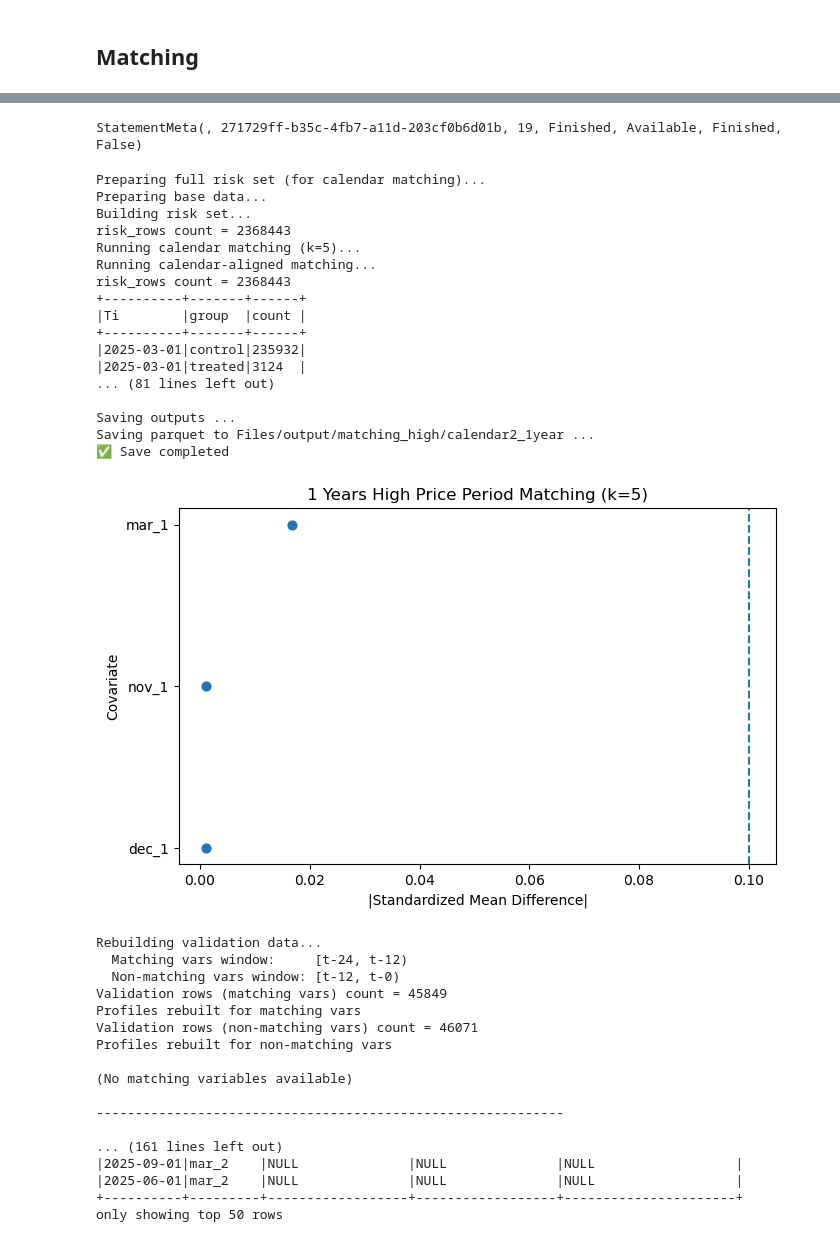
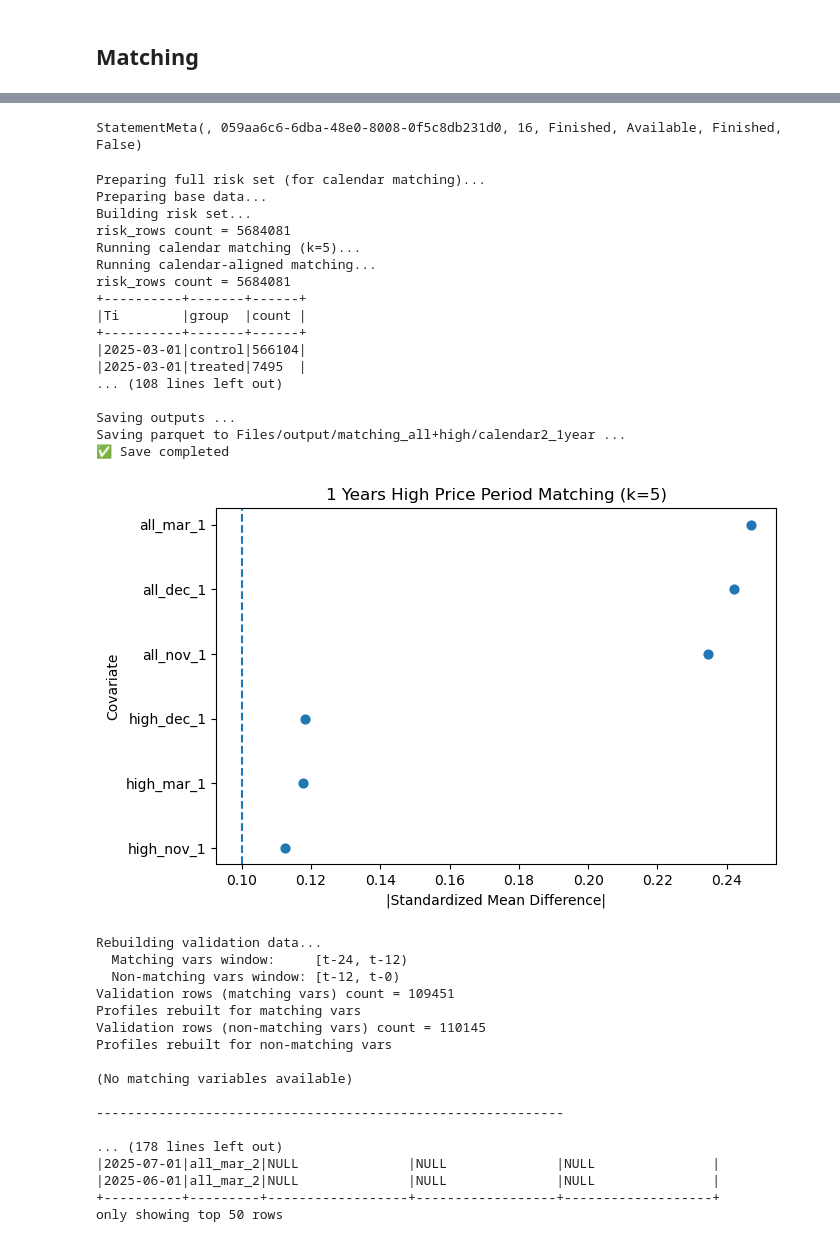
Before and after one commit to edogawa-liang/tariff-spark-rewrite, a Jupyter notebook: matching_analysis-all+high.ipynb, the cells around one changed output, grey strips where cells are left out. Saved outputs shown, nothing was run; the diff lists cells and outputs as text; code cells hidden in the pictures.

```diff
--- a/matching_analysis-all+high.ipynb
+++ b/matching_analysis-all+high.ipynb
@@ -212,7 +214,7 @@ print("Running calendar matching (k=5)...")
 
 res_calendar2 = run_calendar_matching_aligned(
     risk_rows=risk_rows_full,   # ✅ 改這裡
-    output_folder="Files/output/matching_high/calendar2_1year",
+    output_folder="Files/output/matching_all+high/calendar2_1year",
     lookback_years=1,
     match_months=[1,2,3,11,12],
     k_neighbors=5,
@@ -228,7 +230,7 @@ res_calendar2 = run_calendar_matching_aligned(
 
 save_matching_results_fabric(
     res=res_calendar2,
-    folder="Files/output/matching_high/calendar2_1year",
+    folder="Files/output/matching_all+high/calendar2_1year",
     config={
         "type": "calendar",
         "k_neighbors": 5,
@@ -251,58 +253,58 @@ love_plot_from_spark(
 # ============================================================
 # Step 5: validation（🔥一定要有 sdf）
 # ============================================================
 
 check_balance_full_safe(
     res=res_calendar2,
     sdf=month_result_spark,
 
     match_start_month=24,
     match_end_month=12,
 
     extra_start_month=12,
     extra_end_month=0,
 
     calendar_start_month=24,
     calendar_end_month=0,
 
-    price_value="high"
+    price_values=["high", "all"],
 )
 # %% [output]
-StatementMeta(, 271729ff-b35c-4fb7-a11d-203cf0b6d01b, 19, Finished, Available, Finished, False)
+StatementMeta(, 059aa6c6-6dba-48e0-8008-0f5c8db231d0, 16, Finished, Available, Finished, False)
 Preparing full risk set (for calendar matching)...
 Preparing base data...
 Building risk set...
-risk_rows count = 2368443
+risk_rows count = 5684081
 Running calendar matching (k=5)...
 Running calendar-aligned matching...
-risk_rows count = 2368443
+risk_rows count = 5684081
 +----------+-------+------+
 |Ti        |group  |count |
 +----------+-------+------+
-|2025-03-01|control|235932|
-|2025-03-01|treated|3124  |
-... (81 lines left out)
+|2025-03-01|control|566104|
+|2025-03-01|treated|7495  |
+... (108 lines left out)
 
 Saving outputs ...
-Saving parquet to Files/output/matching_high/calendar2_1year ...
+Saving parquet to Files/output/matching_all+high/calendar2_1year ...
 ✅ Save completed
-[figure, old version]
+[figure, new version]
 Rebuilding validation data...
   Matching vars window:     [t-24, t-12)
   Non-matching vars window: [t-12, t-0)
-Validation rows (matching vars) count = 45849
+Validation rows (matching vars) count = 109451
 Profiles rebuilt for matching vars
-Validation rows (non-matching vars) count = 46071
+Validation rows (non-matching vars) count = 110145
 Profiles rebuilt for non-matching vars
 
 (No matching variables available)
 
 ------------------------------------------------------------
 
-... (161 lines left out)
-|2025-09-01|mar_2    |NULL              |NULL              |NULL                  |
-|2025-06-01|mar_2    |NULL              |NULL              |NULL                  |
-+----------+---------+------------------+------------------+----------------------+
+... (178 lines left out)
+|2025-07-01|all_mar_2|NULL              |NULL              |NULL               |
+|2025-06-01|all_mar_2|NULL              |NULL              |NULL               |
++----------+---------+------------------+------------------+-------------------+
 only showing top 50 rows
 # %%
 print("Running summary matching 4...")
```
Also changed, not shown: parts of 10 cells of this notebook, 12 other files.
